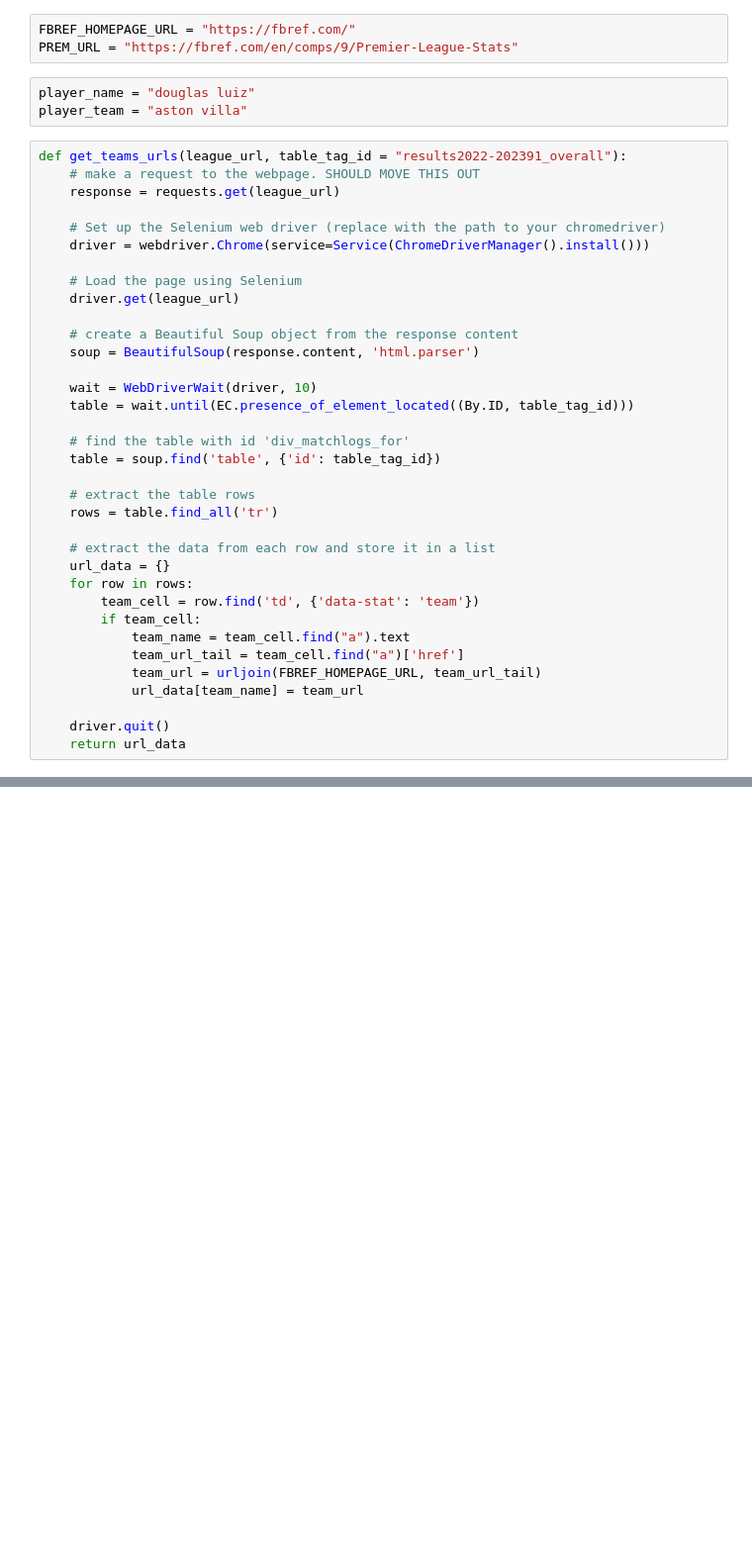
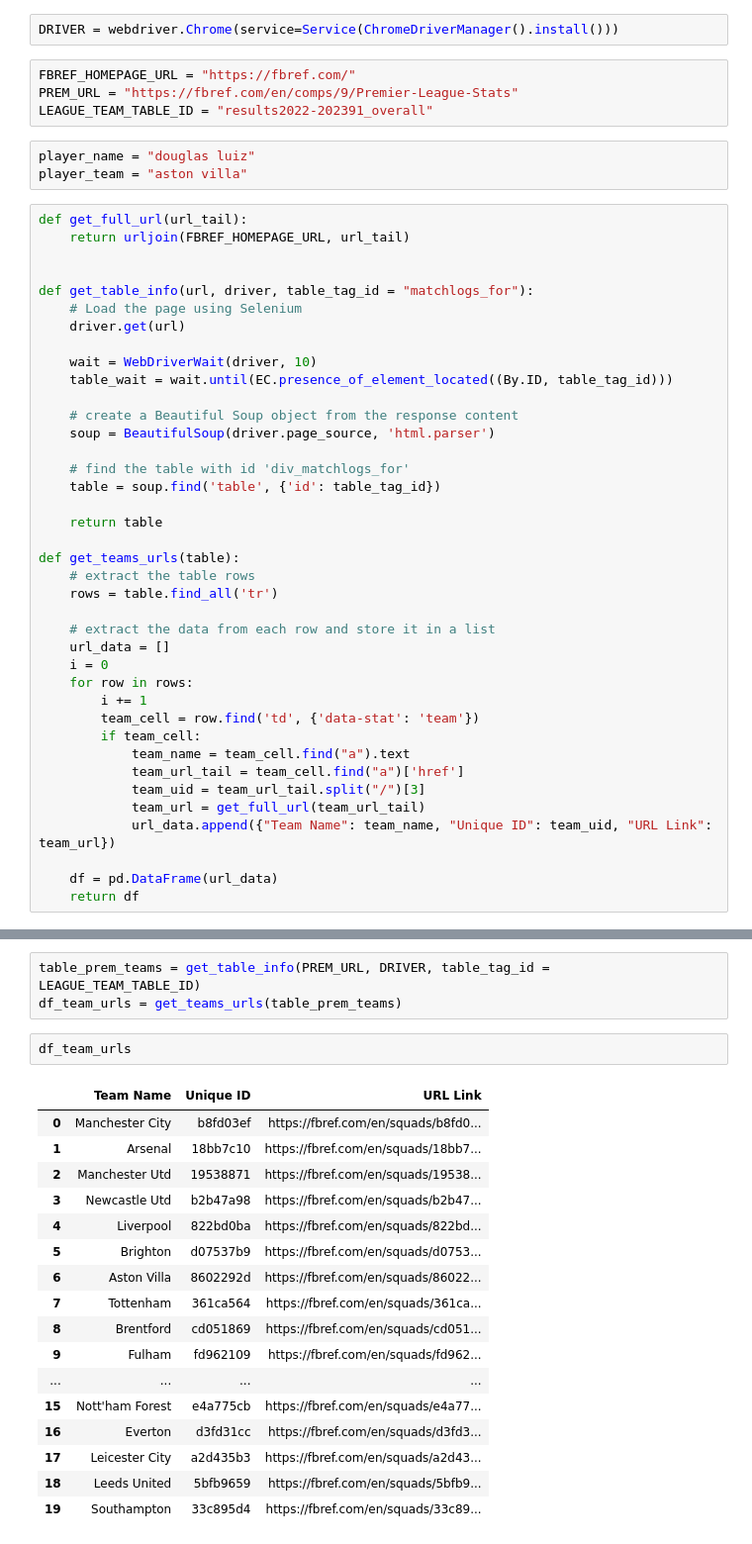
Before and after one commit to gijones99/fpl-scraping, a Jupyter notebook: fbref_scraper.ipynb, the cells around one changed output, grey strips where cells are left out. Shown at 99% size. Drawn from its saved outputs; the diff is of its cells as text; blank space fills up the shorter version.

```diff
--- a/fbref_scraper.ipynb
+++ b/fbref_scraper.ipynb
@@ -9,44 +9,51 @@ from selenium.webdriver.common.by import By
 from selenium.webdriver.support import expected_conditions as EC
 from selenium.webdriver.support.ui import WebDriverWait
 from webdriver_manager.chrome import ChromeDriverManager
+# %%
+DRIVER = webdriver.Chrome(service=Service(ChromeDriverManager().install()))
 # %%
 FBREF_HOMEPAGE_URL = "https://fbref.com/"
 PREM_URL = "https://fbref.com/en/comps/9/Premier-League-Stats"
+LEAGUE_TEAM_TABLE_ID = "results2022-202391_overall"
 # %%
 player_name = "douglas luiz"
 player_team = "aston villa"
 # %%
-def get_teams_urls(league_url, table_tag_id = "results2022-202391_overall"):
-    # make a request to the webpage. SHOULD MOVE THIS OUT
-    response = requests.get(league_url)
+def get_full_url(url_tail):
+    return urljoin(FBREF_HOMEPAGE_URL, url_tail)
 
-    # Set up the Selenium web driver (replace with the path to your chromedriver)
-    driver = webdriver.Chrome(service=Service(ChromeDriverManager().install()))
 
+def get_table_info(url, driver, table_tag_id = "matchlogs_for"):
     # Load the page using Selenium
-    driver.get(league_url)
+    driver.get(url)
+
+    wait = WebDriverWait(driver, 10)
+    table_wait = wait.until(EC.presence_of_element_located((By.ID, table_tag_id)))
 
     # create a Beautiful Soup object from the response content
-    soup = BeautifulSoup(response.content, 'html.parser')
-
-    wait = WebDriverWait(driver, 10)
-    table = wait.until(EC.presence_of_element_located((By.ID, table_tag_id)))
+    soup = BeautifulSoup(driver.page_source, 'html.parser')
 
     # find the table with id 'div_matchlogs_for'
     table = soup.find('table', {'id': table_tag_id})
 
+    return table
+
+def get_teams_urls(table):
     # extract the table rows
     rows = table.find_all('tr')
 
     # extract the data from each row and store it in a list
-    url_data = {}
+    url_data = []
+    i = 0
     for row in rows:
+        i += 1
         team_cell = row.find('td', {'data-stat': 'team'})
         if team_cell:
             team_name = team_cell.find("a").text
             team_url_tail = team_cell.find("a")['href']
-            team_url = urljoin(FBREF_HOMEPAGE_URL, team_url_tail)
-            url_data[team_name] = team_url
+            team_uid = team_url_tail.split("/")[3]
+            team_url = get_full_url(team_url_tail)
+            url_data.append({"Team Name": team_name, "Unique ID": team_uid, "URL Link": team_url})
 
-    driver.quit()
-    return url_data
+    df = pd.DataFrame(url_data)
+    return df
@@ -75,0 +60,23 @@ get_teams_urls(PREM_URL)
+# %%
+table_prem_teams = get_table_info(PREM_URL, DRIVER, table_tag_id = LEAGUE_TEAM_TABLE_ID)
+df_team_urls = get_teams_urls(table_prem_teams)
+# %%
+df_team_urls
+# %% [output]
+|  | Team Name | Unique ID | URL Link |
+| 0 | Manchester City | b8fd03ef | https://fbref.com/en/squads/b8fd0... |
+| 1 | Arsenal | 18bb7c10 | https://fbref.com/en/squads/18bb7... |
+| 2 | Manchester Utd | 19538871 | https://fbref.com/en/squads/19538... |
+| 3 | Newcastle Utd | b2b47a98 | https://fbref.com/en/squads/b2b47... |
+| 4 | Liverpool | 822bd0ba | https://fbref.com/en/squads/822bd... |
+| 5 | Brighton | d07537b9 | https://fbref.com/en/squads/d0753... |
+| 6 | Aston Villa | 8602292d | https://fbref.com/en/squads/86022... |
+| 7 | Tottenham | 361ca564 | https://fbref.com/en/squads/361ca... |
+| 8 | Brentford | cd051869 | https://fbref.com/en/squads/cd051... |
+| 9 | Fulham | fd962109 | https://fbref.com/en/squads/fd962... |
+| ... | ... | ... | ... |
+| 15 | Nott'ham Forest | e4a775cb | https://fbref.com/en/squads/e4a77... |
+| 16 | Everton | d3fd31cc | https://fbref.com/en/squads/d3fd3... |
+| 17 | Leicester City | a2d435b3 | https://fbref.com/en/squads/a2d43... |
+| 18 | Leeds United | 5bfb9659 | https://fbref.com/en/squads/5bfb9... |
+| 19 | Southampton | 33c895d4 | https://fbref.com/en/squads/33c89... |
```
Also changed, not shown: parts of 12 cells of this notebook.
